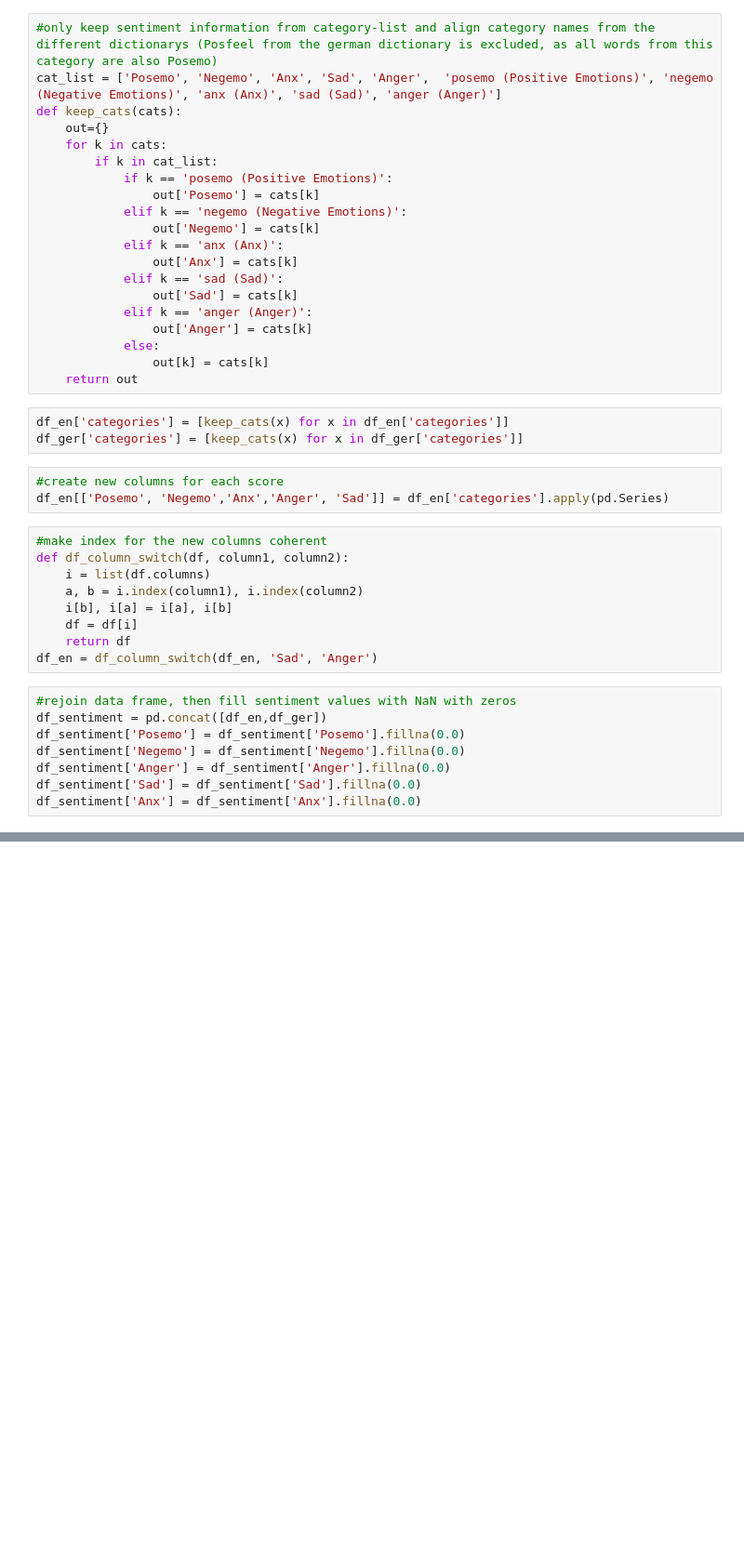
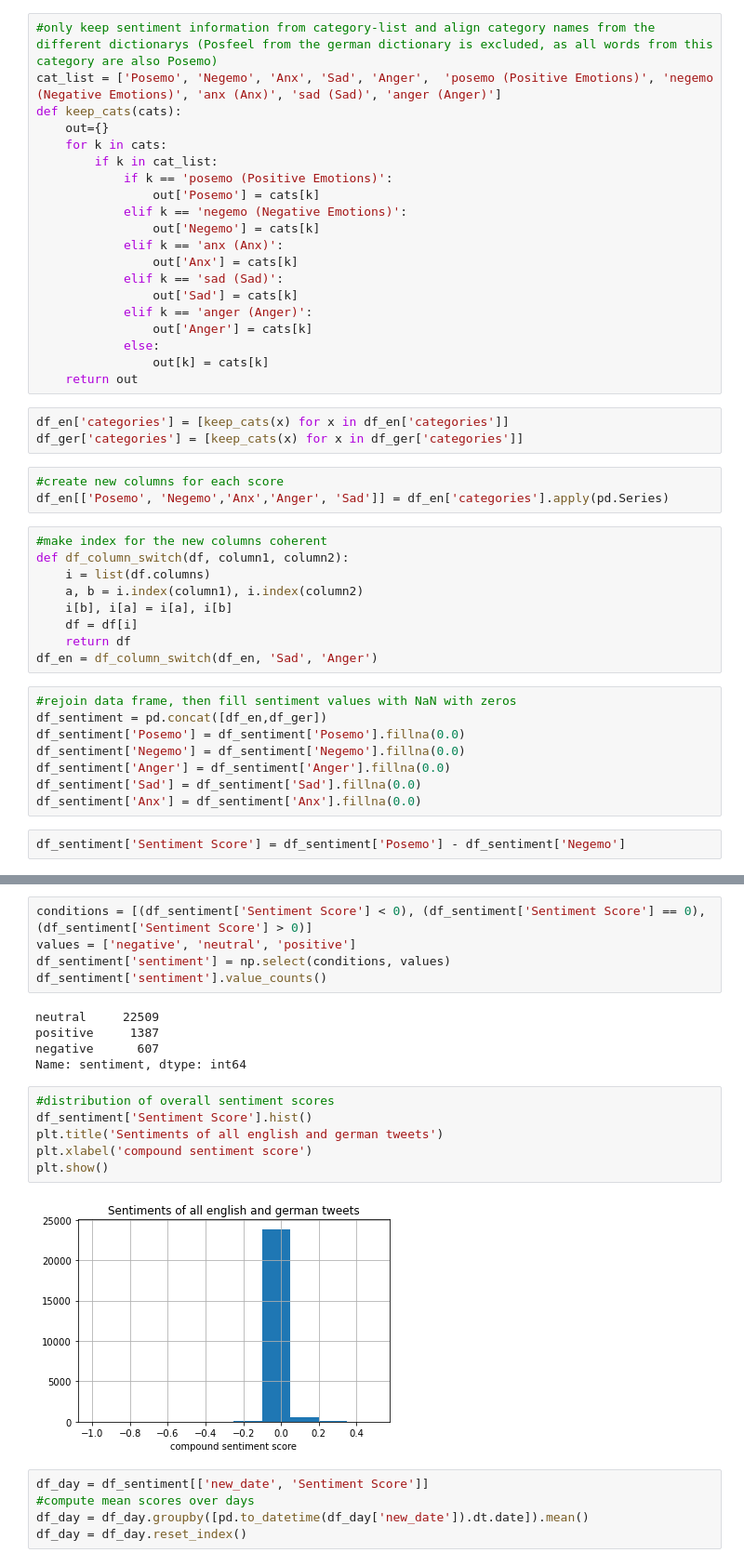
Before and after one commit to ahmadouw/IchBinHanna-Analysis, a Jupyter notebook: Sentiment_analysis_LIWC.ipynb, the cells around one changed output, grey strips where cells are left out. Shown: that part at 93% size. Drawn from its saved outputs; the diff is of its cells as text; blank space fills up the shorter version.

Commit message:
LIWC Sentiment Analysis

```diff
--- a/Sentiment_analysis_LIWC.ipynb
+++ b/Sentiment_analysis_LIWC.ipynb
@@ -90,3 +90,5 @@ df_sentiment['Negemo'] = df_sentiment['Negemo'].fillna(0.0)
 df_sentiment['Anger'] = df_sentiment['Anger'].fillna(0.0)
 df_sentiment['Sad'] = df_sentiment['Sad'].fillna(0.0)
 df_sentiment['Anx'] = df_sentiment['Anx'].fillna(0.0)
+# %%
+df_sentiment['Sentiment Score'] = df_sentiment['Posemo'] - df_sentiment['Negemo']
@@ -92,0 +105,23 @@ df_sentiment['Anx'] = df_sentiment['Anx'].fillna(0.0)
+# %%
+conditions = [(df_sentiment['Sentiment Score'] < 0), (df_sentiment['Sentiment Score'] == 0),(df_sentiment['Sentiment Score'] > 0)]
+values = ['negative', 'neutral', 'positive']
+df_sentiment['sentiment'] = np.select(conditions, values)
+df_sentiment['sentiment'].value_counts()
+# %% [output]
+neutral     22509
+positive     1387
+negative      607
+Name: sentiment, dtype: int64
+# %%
+#distribution of overall sentiment scores
+df_sentiment['Sentiment Score'].hist()
+plt.title('Sentiments of all english and german tweets')
+plt.xlabel('compound sentiment score')
+plt.show()
+# %% [output]
+[figure, added]
+# %%
+df_day = df_sentiment[['new_date', 'Sentiment Score']]
+#compute mean scores over days
+df_day = df_day.groupby([pd.to_datetime(df_day['new_date']).dt.date]).mean()
+df_day = df_day.reset_index()
```
Also changed, not shown: parts of 6 cells of this notebook.
